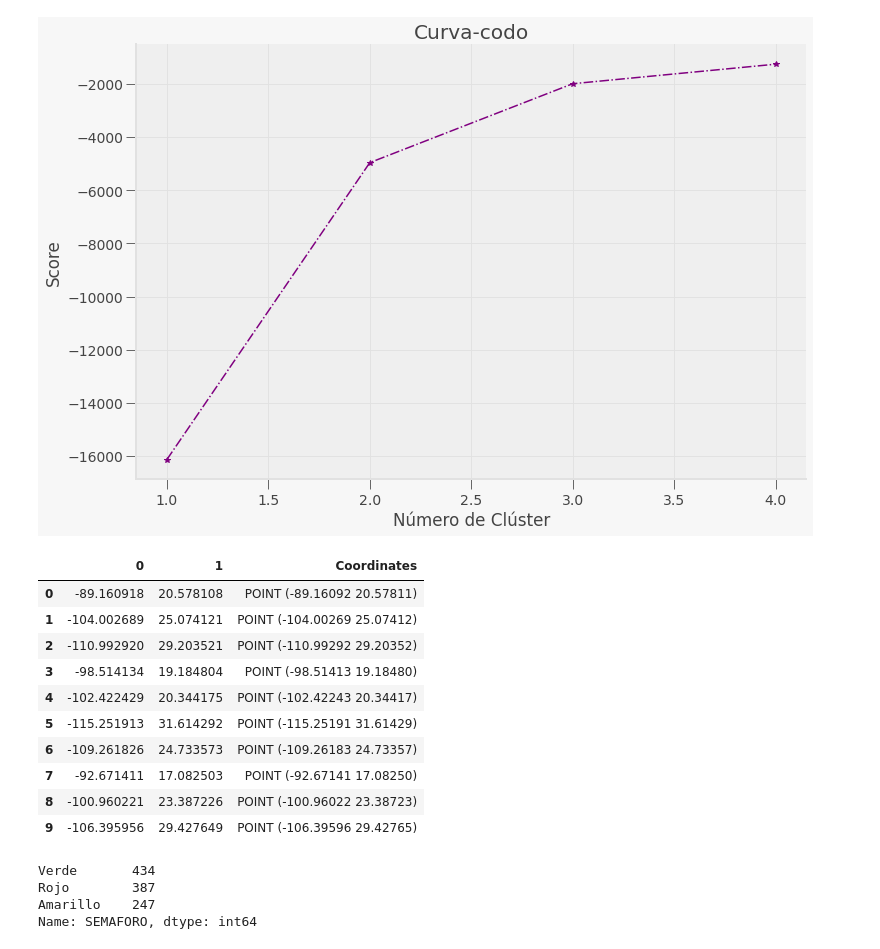
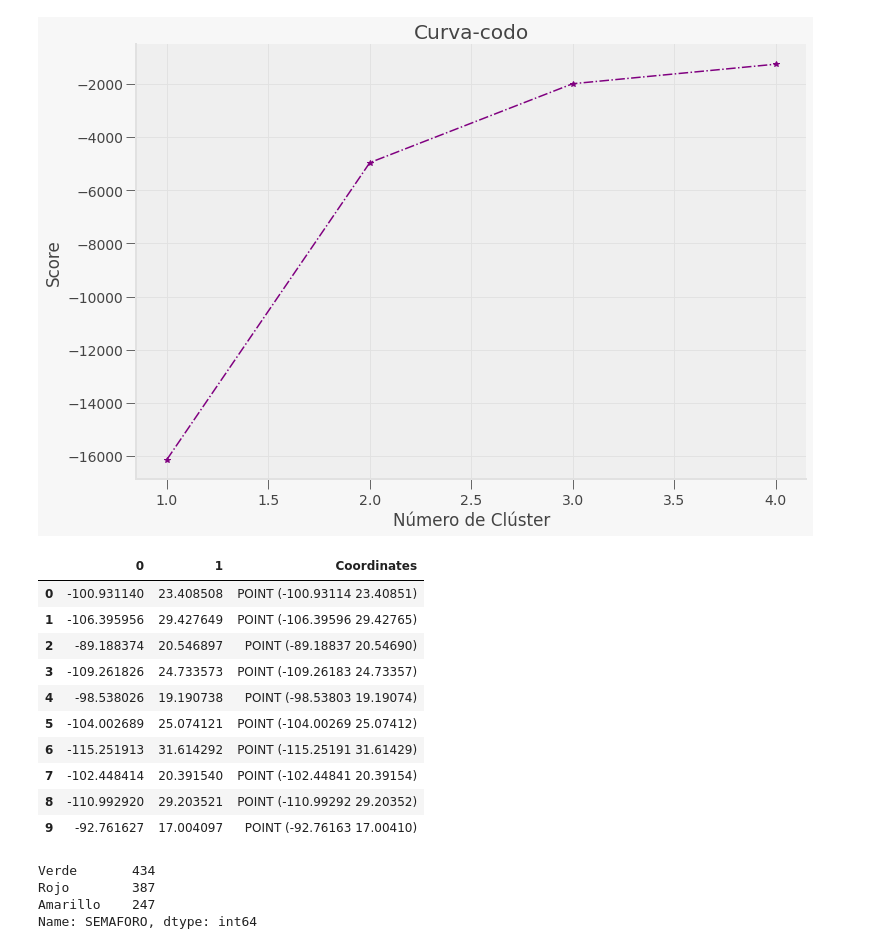
Before and after one commit to PosgradoMNA/actividades-del-projecto-equipo_98, a Jupyter notebook: Reto_DS_Parte_1.ipynb, the cells around one changed output. Cells and saved outputs as stored; diff of their text form; code cells hidden in the pictures.

```diff
--- a/Reto_DS_Parte_1.ipynb
+++ b/Reto_DS_Parte_1.ipynb
@@ -753,32 +753,32 @@ plt.show()
 # %%
 #Elección de cluster según código del codo
 
-Labels_X = df_sub[['LONGITUD', 'LATITUD']]
+Labels_X = df_subte[['LONGITUD', 'LATITUD']]
 
 #Número de clúster
 kmeans_mx = KMeans(n_clusters=10).fit(Labels_X)
 centroids = kmeans_mx.cluster_centers_ #se sacan los centroides
 labels = kmeans_mx.predict(Labels_X) #labels
 
 # Obtener los centros del clúster
 Centroides = kmeans_mx.cluster_centers_ #Valores de centroides
 
 C_MX = pd.DataFrame(Centroides) #convertirlo en DataFrame
 C_MX["Coordinates"] = list(zip(C_MX[0], C_MX[1])) #lo convierte en lista
 C_MX["Coordinates"] = C_MX["Coordinates"].apply(Point) #lo convierte en puntos para gráficar
 
 point_center = gpd.GeoDataFrame(C_MX, geometry="Coordinates")
 point_center
 # %% [output]
 |  | 0 | 1 | Coordinates |
-| 0 | -89.160918 | 20.578108 | POINT (-89.16092 20.57811) |
-| 1 | -104.002689 | 25.074121 | POINT (-104.00269 25.07412) |
-| 2 | -110.992920 | 29.203521 | POINT (-110.99292 29.20352) |
-| 3 | -98.514134 | 19.184804 | POINT (-98.51413 19.18480) |
-| 4 | -102.422429 | 20.344175 | POINT (-102.42243 20.34417) |
-| 5 | -115.251913 | 31.614292 | POINT (-115.25191 31.61429) |
-| 6 | -109.261826 | 24.733573 | POINT (-109.26183 24.73357) |
-| 7 | -92.671411 | 17.082503 | POINT (-92.67141 17.08250) |
-| 8 | -100.960221 | 23.387226 | POINT (-100.96022 23.38723) |
-| 9 | -106.395956 | 29.427649 | POINT (-106.39596 29.42765) |
+| 0 | -100.931140 | 23.408508 | POINT (-100.93114 23.40851) |
+| 1 | -106.395956 | 29.427649 | POINT (-106.39596 29.42765) |
+| 2 | -89.188374 | 20.546897 | POINT (-89.18837 20.54690) |
+| 3 | -109.261826 | 24.733573 | POINT (-109.26183 24.73357) |
+| 4 | -98.538026 | 19.190738 | POINT (-98.53803 19.19074) |
+| 5 | -104.002689 | 25.074121 | POINT (-104.00269 25.07412) |
+| 6 | -115.251913 | 31.614292 | POINT (-115.25191 31.61429) |
+| 7 | -102.448414 | 20.391540 | POINT (-102.44841 20.39154) |
+| 8 | -110.992920 | 29.203521 | POINT (-110.99292 29.20352) |
+| 9 | -92.761627 | 17.004097 | POINT (-92.76163 17.00410) |
 # %%
```
Also changed, not shown: parts of 16 cells of this notebook.
